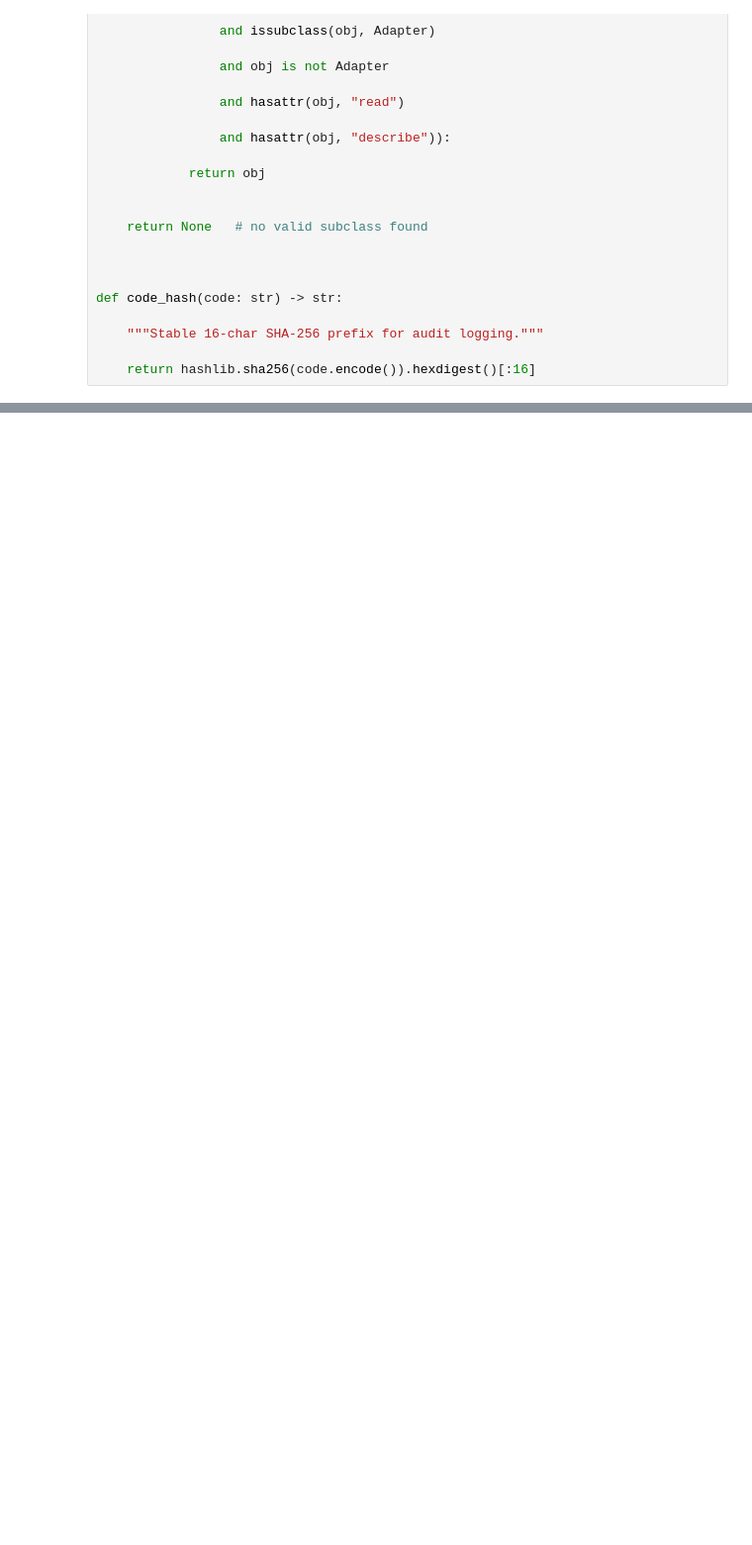
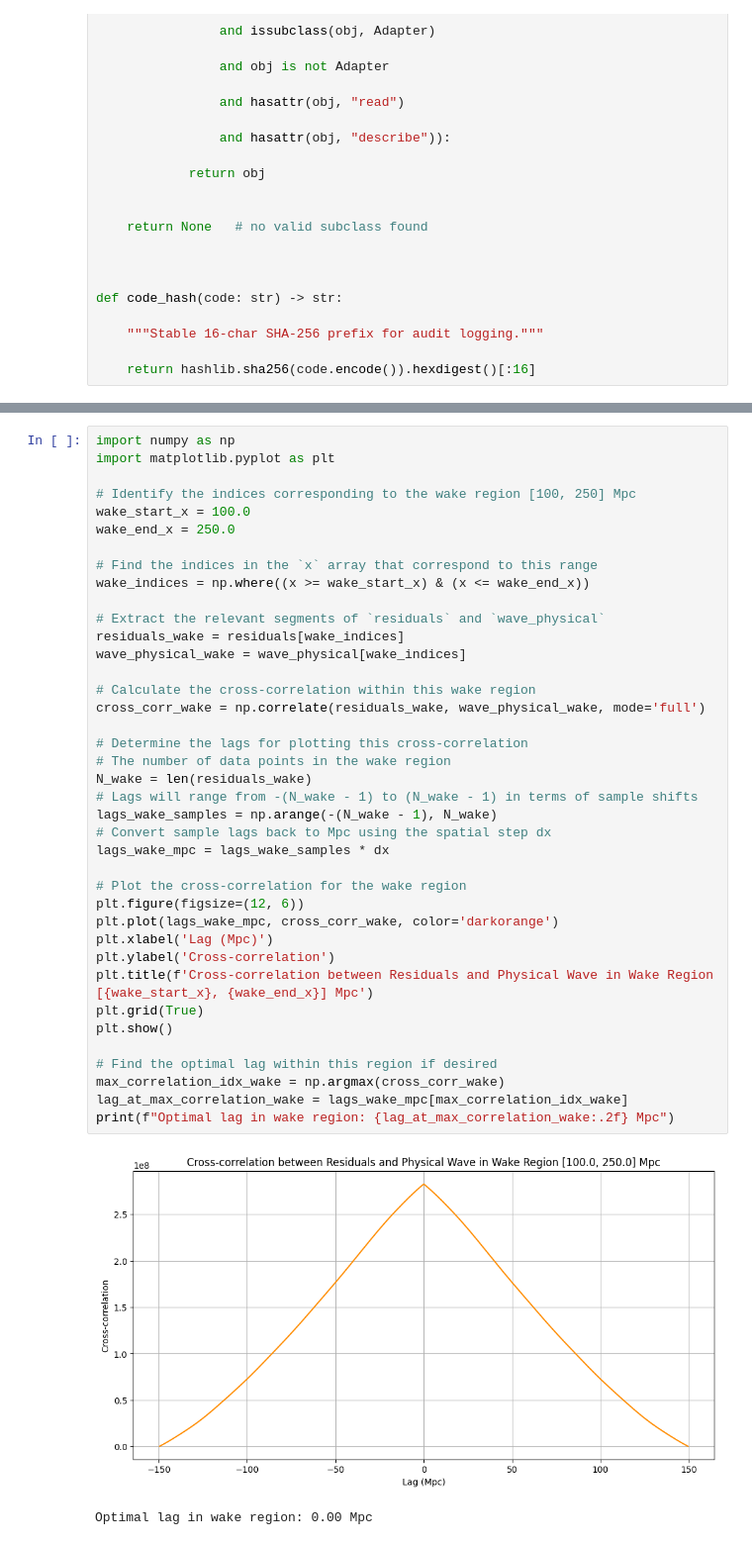
Before and after one commit to ProjWashuRyoko-pixel/Ryoko-Seven-v2, a Jupyter notebook: Ryoko_Seven_v2_GI.ipynb, the cells around one changed output, grey strips where cells are left out. Shown at 99% size. Saved outputs shown, nothing was run; the diff lists cells and outputs as text; blank space fills up the shorter version.

```diff
--- a/Ryoko_Seven_v2_GI.ipynb
+++ b/Ryoko_Seven_v2_GI.ipynb
@@ -15152,0 +14905,42 @@ if __name__ == "__main__":
+# %%
+import numpy as np
+import matplotlib.pyplot as plt
+
+# Identify the indices corresponding to the wake region [100, 250] Mpc
+wake_start_x = 100.0
+wake_end_x = 250.0
+
+# Find the indices in the `x` array that correspond to this range
+wake_indices = np.where((x >= wake_start_x) & (x <= wake_end_x))
+
+# Extract the relevant segments of `residuals` and `wave_physical`
+residuals_wake = residuals[wake_indices]
+wave_physical_wake = wave_physical[wake_indices]
+
+# Calculate the cross-correlation within this wake region
+cross_corr_wake = np.correlate(residuals_wake, wave_physical_wake, mode='full')
+
+# Determine the lags for plotting this cross-correlation
+# The number of data points in the wake region
+N_wake = len(residuals_wake)
+# Lags will range from -(N_wake - 1) to (N_wake - 1) in terms of sample shifts
+lags_wake_samples = np.arange(-(N_wake - 1), N_wake)
+# Convert sample lags back to Mpc using the spatial step dx
+lags_wake_mpc = lags_wake_samples * dx
+
+# Plot the cross-correlation for the wake region
+plt.figure(figsize=(12, 6))
+plt.plot(lags_wake_mpc, cross_corr_wake, color='darkorange')
+plt.xlabel('Lag (Mpc)')
+plt.ylabel('Cross-correlation')
+plt.title(f'Cross-correlation between Residuals and Physical Wave in Wake Region [{wake_start_x}, {wake_end_x}] Mpc')
+plt.grid(True)
+plt.show()
+
+# Find the optimal lag within this region if desired
+max_correlation_idx_wake = np.argmax(cross_corr_wake)
+lag_at_max_correlation_wake = lags_wake_mpc[max_correlation_idx_wake]
+print(f"Optimal lag in wake region: {lag_at_max_correlation_wake:.2f} Mpc")
+# %% [output]
+[figure, added]
+Optimal lag in wake region: 0.00 Mpc
```
Also changed, not shown: parts of 163 cells of this notebook.
